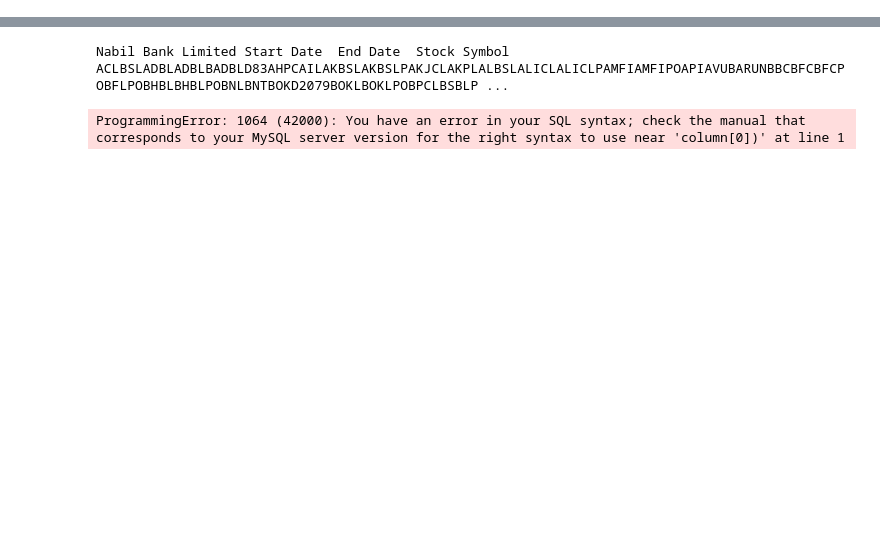
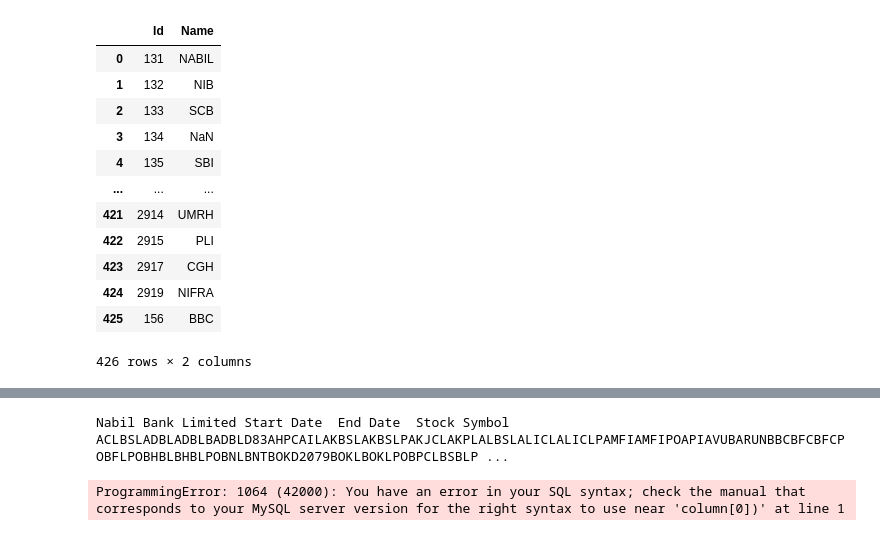
Before and after one commit to Sanjay-Manandhar/NEPSE, a Jupyter notebook: nepsepedia1.ipynb, the cells around one changed output, grey strips where cells are left out. Cells and saved outputs as stored; diff of their text form; code cells hidden in the pictures; blank space fills up the shorter version.

```diff
--- a/nepsepedia1.ipynb
+++ b/nepsepedia1.ipynb
@@ -2,10 +2,24 @@
 import pandas as pd
 import numpy as np
 # %%
-data_file = pd.read_csv("/home/sanjay/Downloads/id - Sheet.csv", header= None   )
+data_file = pd.read_csv("/home/sanja/Downloads/id - Sheet.csv", header= None   )
 data_file.rename(columns={0:'Id', 1: 'Name'}, inplace= True)
 
 data_file
+# %% [output]
+|  | Id | Name |
+| 0 | 131 | NABIL |
+| 1 | 132 | NIB |
+| 2 | 133 | SCB |
+| 3 | 134 | NaN |
+| 4 | 135 | SBI |
+| ... | ... | ... |
+| 421 | 2914 | UMRH |
+| 422 | 2915 | PLI |
+| 423 | 2917 | CGH |
+| 424 | 2919 | NIFRA |
+| 425 | 156 | BBC |
+426 rows × 2 columns
 # %%
 var_1 = data_file.loc[:,["Id" ]]
 # %%
```
Also changed, not shown: parts of 10 cells of this notebook, 3 other files.
